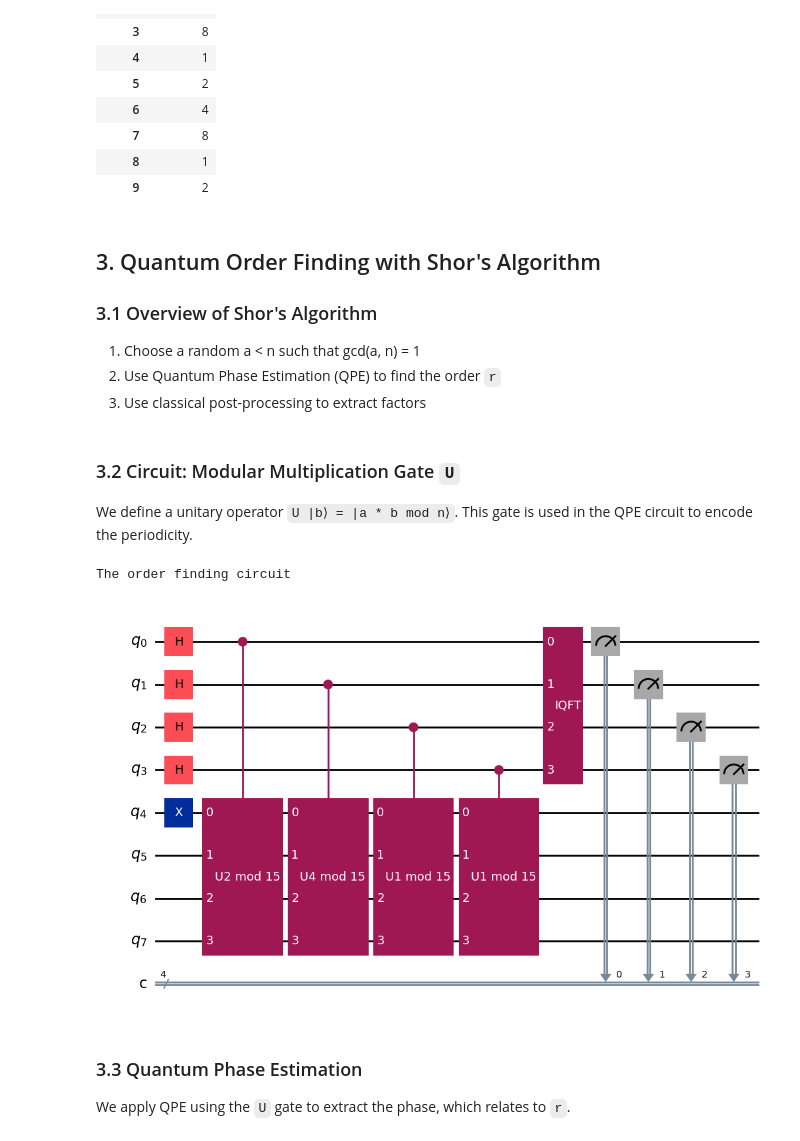
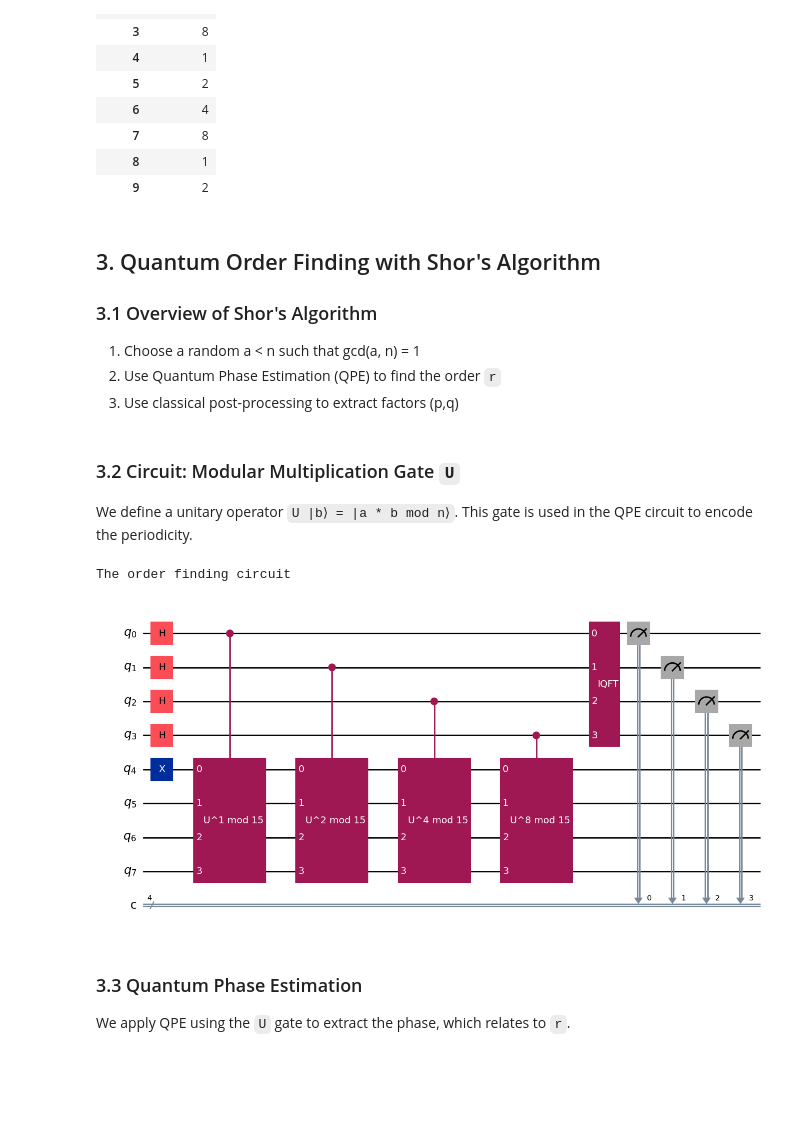
Before and after one commit to ElinEunjung/shors-algorithm-rsa, a Jupyter notebook: shors-algorithm-rsa.ipynb, the cells around one changed output. Saved outputs shown, nothing was run; the diff lists cells and outputs as text; code cells hidden in the pictures; blank space fills up the shorter version.

Commit message:
fix: correct label on the gate U - Edited text in intro - Added parameter "label=None" in modular_multiplication_gate_U - Imporved code redability in qpe_order_finding_circuit()

```diff
--- a/shors-algorithm-rsa.ipynb
+++ b/shors-algorithm-rsa.ipynb
@@ -47,7 +47,8 @@ Order size (= power) does not correlate directly with n
 how classical algorithm struggles when orders (iterations) get higher
 - Normally more orders ≠ proportionally more run time
 """
-r, t, _ = classical_order_finding(2, 15)
+a, n = 2, 15
+r, t, _ = classical_order_finding(a, n)
 print(f"Total run-time to find order {r} of {a} mod {n} = {t:.3f}s")
 #for a, n in [[2, 15], [2, 1019], [2, 153488707270219], [2, 3416178076769076332873], [2, 10057227701218939403237]]:
     #r, t = classical_order_finding(a, n)
@@ -85,16 +86,16 @@ get_modular_exponentiation_sequence(2, 15)
 ### 3.1 Overview of Shor's Algorithm
 1. Choose a random a < n such that gcd(a, n) = 1
 2. Use Quantum Phase Estimation (QPE) to find the order `r`
-3. Use classical post-processing to extract factors
+3. Use classical post-processing to extract factors (p,q)
 # %% [markdown]
 ### 3.2 Circuit: Modular Multiplication Gate `U`
 We define a unitary operator `U |b⟩ = |a * b mod n⟩`.
 This gate is used in the QPE circuit to encode the periodicity.
 # %%
 # Utility function to build U |b⟩ = |a * b mod n⟩
-def modular_multiplication_gate_U(a, n):
-    dimension = 2 ** math.ceil(math.log2(n))
-    U = np.zeros((dimension, dimension))
+def modular_multiplication_gate_U(a, n, label=None):
+    dimension = 2 ** math.ceil(math.log2(n)) # Find the smallest power of 2 >= n (2**k, k qubits)
+    U = np.zeros((dimension, dimension)) # initialize with 0s
 
     for b in range(n):
       ab_mod_n = (a * b) % n
@@ -104,7 +105,7 @@ def modular_multiplication_gate_U(a, n):
     for i in range(n, dimension):
       U[i, i] = 1
 
-    return UnitaryGate(U, label=f'U{a} mod {n}')
+    return UnitaryGate(U, label=label or f"U{a} mod {n}")
 # %%
 # Adapted code from lecture 14 excercise solution
 def qpe_order_finding_circuit(a, n, t):
@@ -112,36 +113,39 @@ def qpe_order_finding_circuit(a, n, t):
       counting_qubits = t
       target_qubits = math.ceil(math.log2(n)) # Enough to represent n
       qc = QuantumCircuit(counting_qubits + target_qubits, counting_qubits)
 
       # Prepare target register in the eigenstate |1>
       qc.x(counting_qubits) # Apply X gate to the least significant bit of target
 
       # Apply Hadamards on counting qubits
       for qubit in range(counting_qubits):
             qc.h(qubit)
 
       # Apply controlled modular multiplication gates
       for j in range(counting_qubits):
             exponent = 2**j
-            U = modular_multiplication_gate_U(pow(a, exponent, n), n).control()
-            qc.append(U, [j] + list(range(counting_qubits, counting_qubits + target_qubits)))
+            mod_base = pow(a, exponent, n)
+            control = j
+            target = list(range(counting_qubits, counting_qubits + target_qubits))
+            U = modular_multiplication_gate_U(mod_base, n, label=f"U^{exponent} mod {n}").control()
+            qc.append(U, [control] + target)
 
       # Apply inverse QFT
       qc.append(QFT(counting_qubits, do_swaps=True).inverse(), range(counting_qubits))
 
       # Measure counting register
       qc.measure(range(counting_qubits), range(counting_qubits))
 
       return qc
 
 
 # Show the circuit (how the QPE works)
 print("The order finding circuit")
 qc = qpe_order_finding_circuit(a=2, n=15, t=4)
 qc.draw('mpl')
 # %% [output]
 The order finding circuit
-[figure, old version]
+[figure, new version]
 # %% [markdown]
 ### 3.3 Quantum Phase Estimation
 We apply QPE using the `U` gate to extract the phase, which relates to `r`.
```
Also changed, not shown: parts of 6 cells of this notebook.
